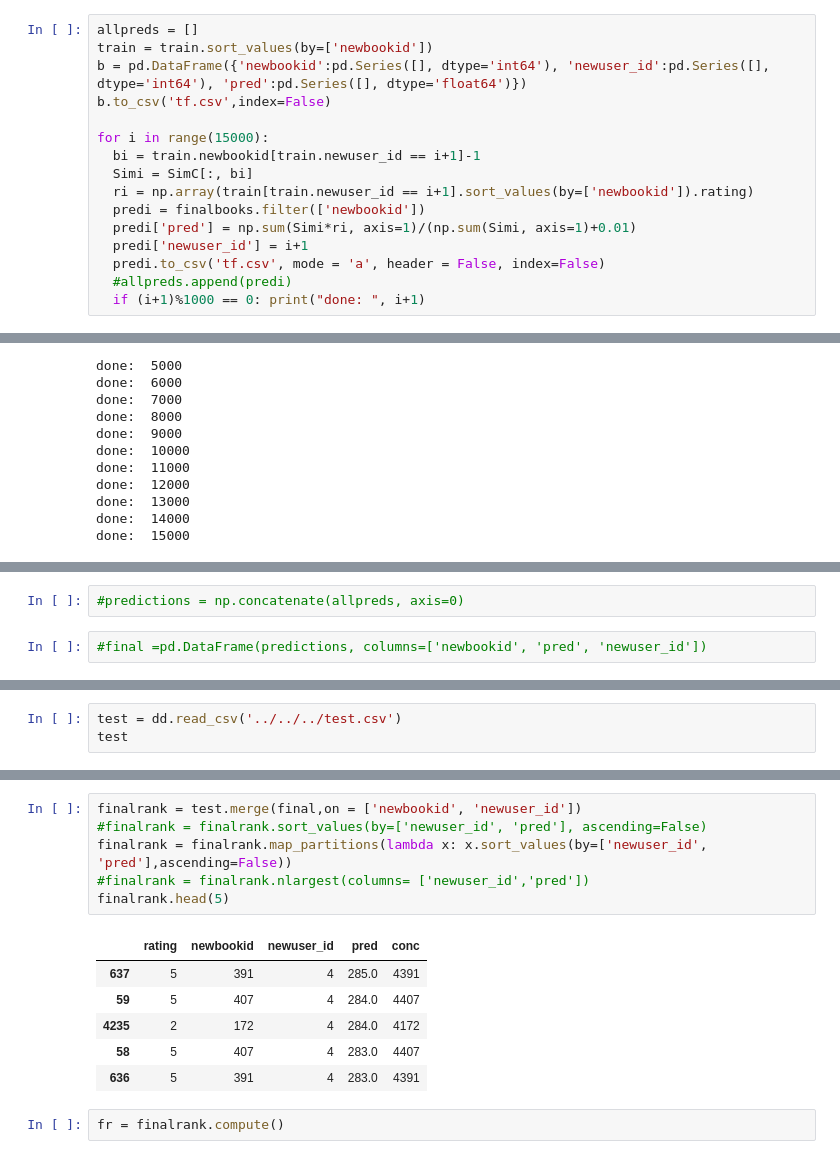
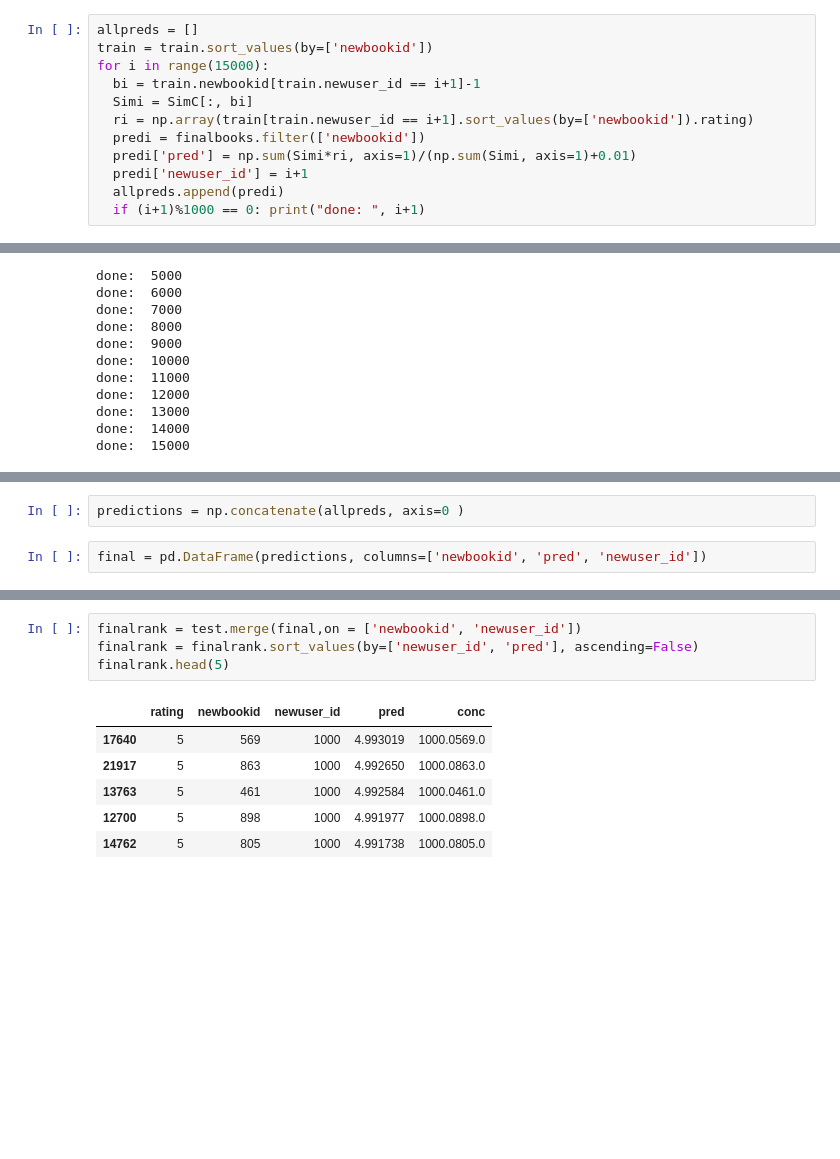
Before and after one commit to Padmapriya-09/Book_Recommender, a Jupyter notebook: models/item affinity/TF-iDF.ipynb, the cells around one changed output, grey strips where cells are left out. Cells and saved outputs as stored; diff of their text form; blank space fills up the shorter version.

```diff
--- a/models/item affinity/TF-iDF.ipynb
+++ b/models/item affinity/TF-iDF.ipynb
@@ -320,9 +323,6 @@ sns.heatmap(BookSim, cmap=cmap,center = 0,
 # %%
 allpreds = []
 train = train.sort_values(by=['newbookid'])
-b = pd.DataFrame({'newbookid':pd.Series([], dtype='int64'), 'newuser_id':pd.Series([], dtype='int64'), 'pred':pd.Series([], dtype='float64')})
-b.to_csv('tf.csv',index=False)
-
 for i in range(15000):
   bi = train.newbookid[train.newuser_id == i+1]-1
   Simi = SimC[:, bi]
@@ -330,8 +330,7 @@ for i in range(15000):
   predi = finalbooks.filter(['newbookid'])
   predi['pred'] = np.sum(Simi*ri, axis=1)/(np.sum(Simi, axis=1)+0.01)
   predi['newuser_id'] = i+1
-  predi.to_csv('tf.csv', mode = 'a', header = False, index=False)
-  #allpreds.append(predi)
+  allpreds.append(predi)
   if (i+1)%1000 == 0: print("done: ", i+1)
 # %% [output]
 done:  1000
@@ -373,5 +351,5 @@ Dask Name: assign, 392 tasks
 # %%
-#predictions = np.concatenate(allpreds, axis=0)
+predictions = np.concatenate(allpreds, axis=0 )
 # %%
-#final =pd.DataFrame(predictions, columns=['newbookid', 'pred', 'newuser_id'])
+final = pd.DataFrame(predictions, columns=['newbookid', 'pred', 'newuser_id'])
 # %%
@@ -390,3 +369,0 @@ Dask Name: describe-numeric, 1936 tasks
-# %%
-test = dd.read_csv('../../../test.csv')
-test
@@ -410,18 +370,14 @@ Dask Name: read-csv, 1 tasks
 # %%
 finalrank = test.merge(final,on = ['newbookid', 'newuser_id'])
-#finalrank = finalrank.sort_values(by=['newuser_id', 'pred'], ascending=False)
-finalrank = finalrank.map_partitions(lambda x: x.sort_values(by=['newuser_id', 'pred'],ascending=False))
-#finalrank = finalrank.nlargest(columns= ['newuser_id','pred'])
+finalrank = finalrank.sort_values(by=['newuser_id', 'pred'], ascending=False)
 finalrank.head(5)
 # %% [output]
 |  | rating | newbookid | newuser_id | pred | conc |
-| 637 | 5 | 391 | 4 | 285.0 | 4391 |
-| 59 | 5 | 407 | 4 | 284.0 | 4407 |
-| 4235 | 2 | 172 | 4 | 284.0 | 4172 |
-| 58 | 5 | 407 | 4 | 283.0 | 4407 |
-| 636 | 5 | 391 | 4 | 283.0 | 4391 |
+| 17640 | 5 | 569 | 1000 | 4.993019 | 1000.0569.0 |
+| 21917 | 5 | 863 | 1000 | 4.992650 | 1000.0863.0 |
+| 13763 | 5 | 461 | 1000 | 4.992584 | 1000.0461.0 |
+| 12700 | 5 | 898 | 1000 | 4.991977 | 1000.0898.0 |
+| 14762 | 5 | 805 | 1000 | 4.991738 | 1000.0805.0 |
-# %%
-fr = finalrank.compute()
 # %%
 finallist = []
 for i in range(15000):
```
Also changed, not shown: parts of 16 cells of this notebook.
